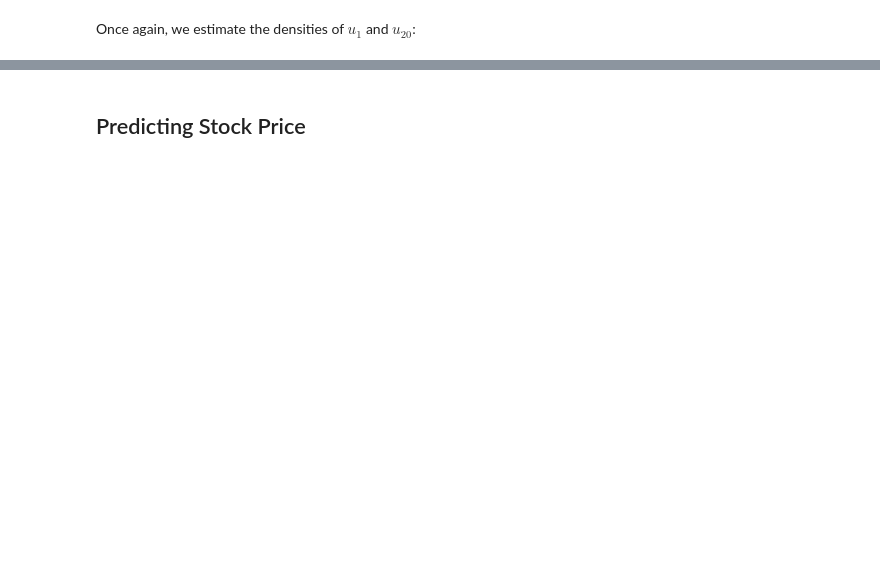
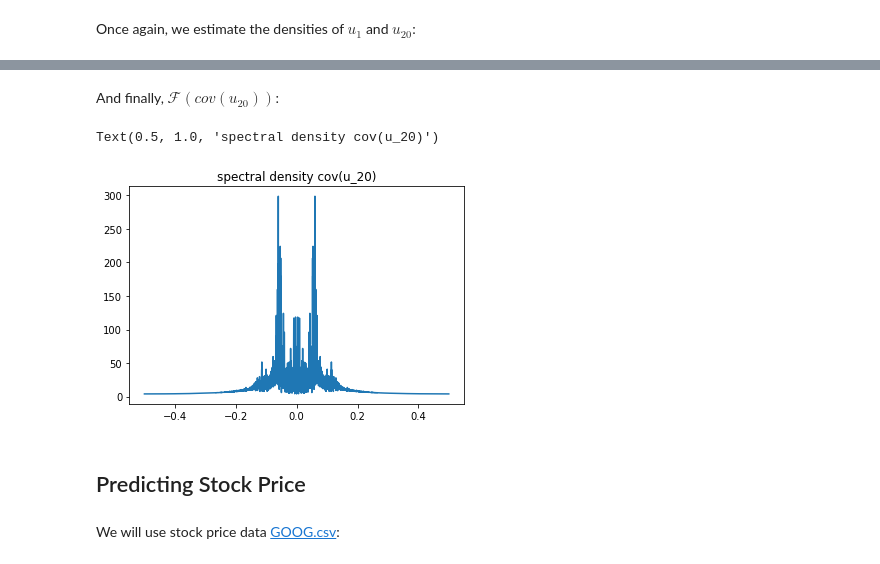
Before and after one commit to olokobayusuf/uncertainty-quant, a Jupyter notebook: time_series.ipynb, the cells around one changed output, grey strips where cells are left out. Cells and saved outputs as stored; diff of their text form; code cells hidden in the pictures; blank space fills up the shorter version.

```diff
--- a/time_series.ipynb
+++ b/time_series.ipynb
@@ -218,2 +242,13 @@ print(f"KL divergence: {kl_div}")
+# %% [markdown]
+And finally, $\mathcal{F}(cov(u_{20}))$:
+# %%
+spectrum = fft(cov_u_20)
+magnitude = abs(spectrum)
+frequencies = fftfreq(cov_u_20.size)
+
+lineplot(frequencies, magnitude).set_title("spectral density cov(u_20)")
+# %% [output]
+Text(0.5, 1.0, 'spectral density cov(u_20)')
+[figure, added]
 # %% [markdown]
 ## Predicting Stock Price
@@ -221,0 +255,2 @@ from numpy import correlate
+# %% [markdown]
+We will use stock price data [GOOG.csv](GOOG.csv):
```
Also changed, not shown: parts of 24 cells of this notebook, 1 other file.
